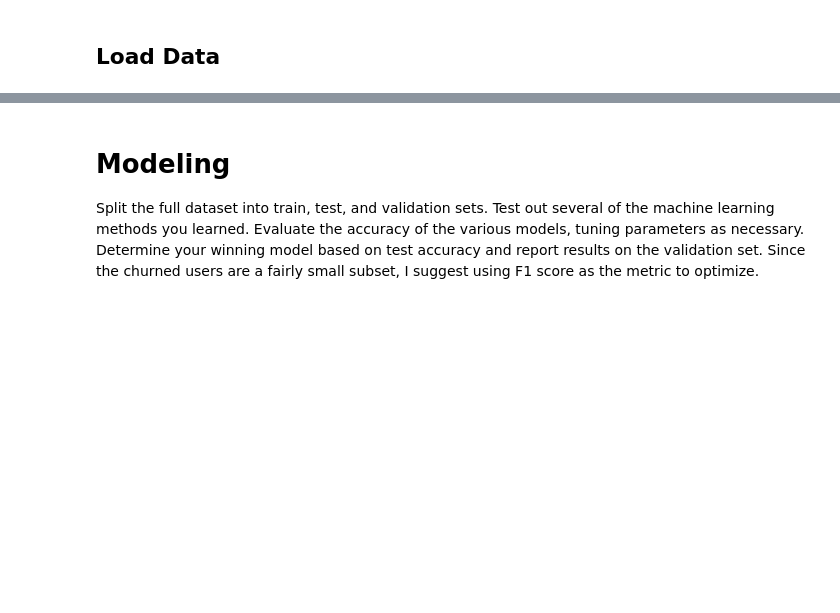
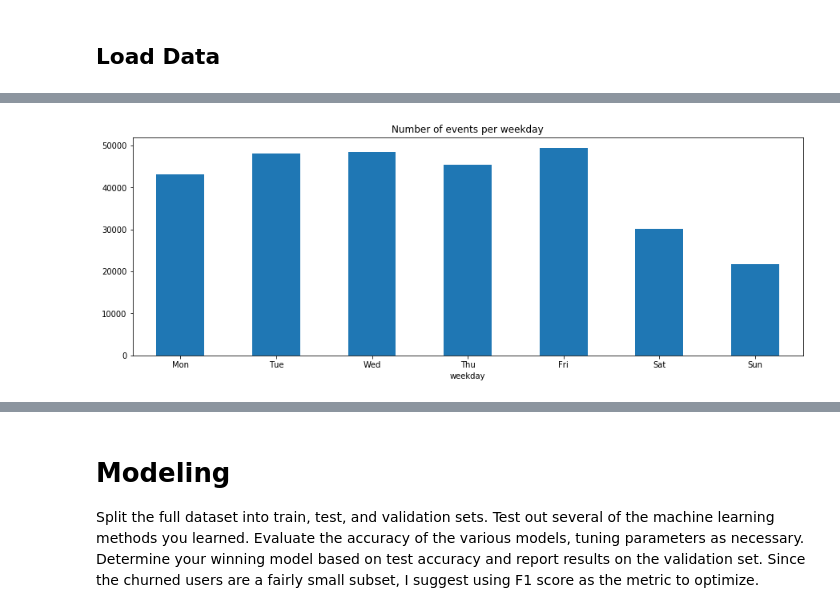
Before and after one commit to mwinterde/sparkify-capstone, a Jupyter notebook: Sparkify.ipynb, the cells around one changed output, grey strips where cells are left out. Cells and saved outputs as stored; diff of their text form; code cells hidden in the pictures; blank space fills up the shorter version.

```diff
--- a/Sparkify.ipynb
+++ b/Sparkify.ipynb
@@ -479,0 +173,13 @@ event_counts.toPandas().head(5)
+# %%
+# Plot events per weekday
+get_weekday = F.udf(lambda x: datetime.fromtimestamp(x/1000).weekday(), IntegerType())
+events_per_weekday = user_log.withColumn('weekday', get_weekday('ts')).groupBy('weekday').count()
+fig, ax = plt.subplots(1, 1, figsize=(15, 5))
+ax.set_title("Number of events per weekday")
+events_per_weekday.toPandas().set_index('weekday').sort_index().plot(kind='bar', ax=ax)
+ax.set_xticklabels(['Mon', 'Tue', 'Wed', 'Thu', 'Fri', 'Sat', 'Sun'], rotation=0)
+ax.xaxis.set_tick_params(rotation=0)
+ax.get_legend().remove()
+plt.show()
+# %% [output]
+[figure, added]
```
Also changed, not shown: parts of 174 cells of this notebook.
